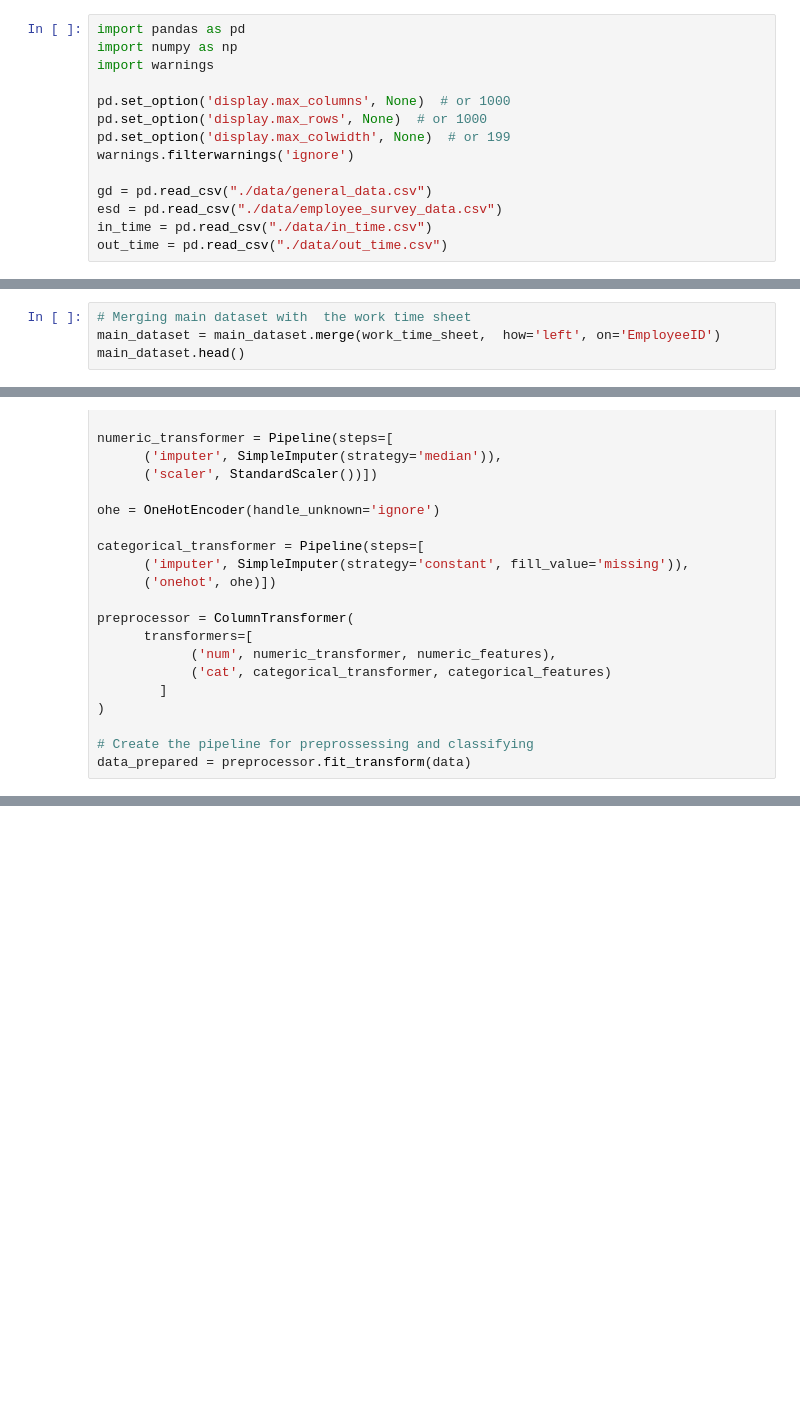
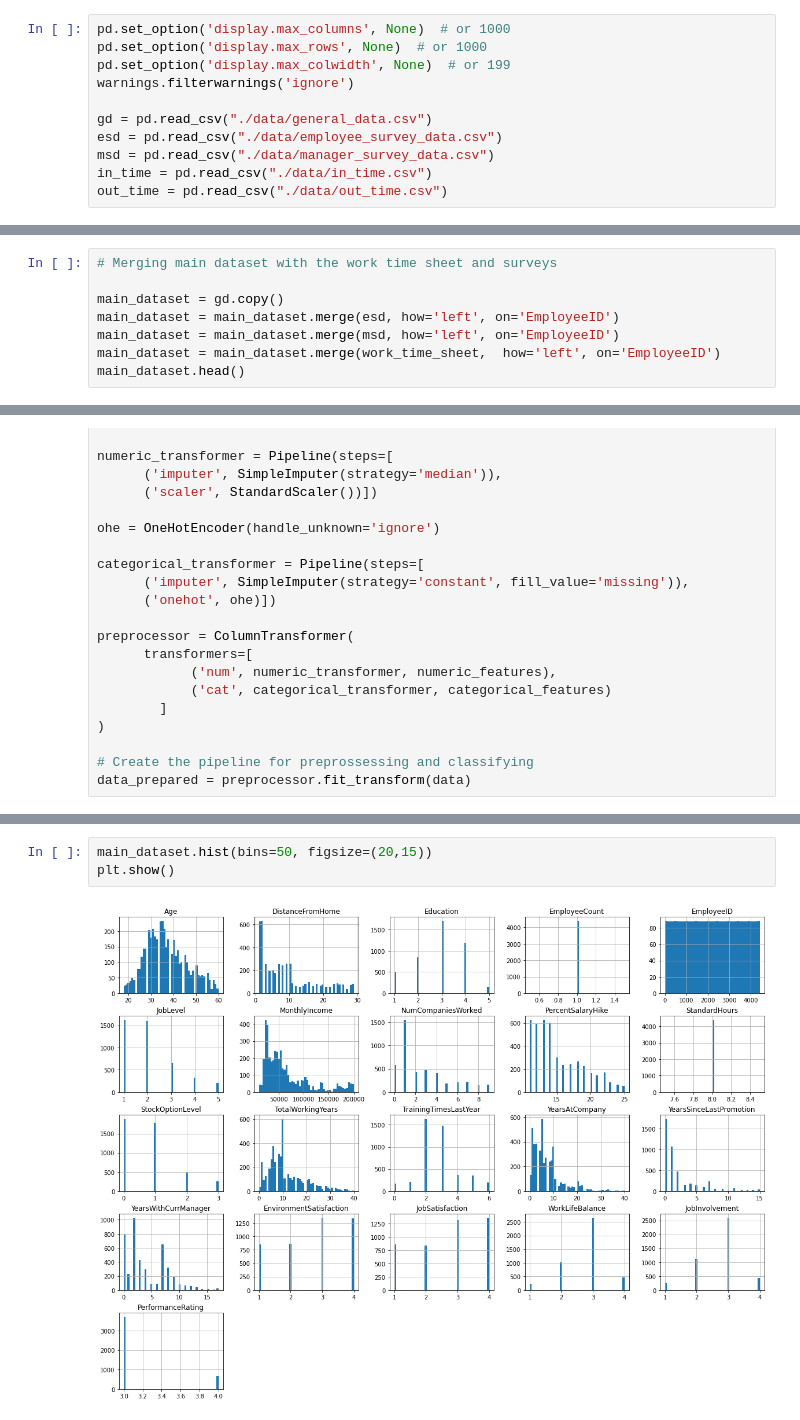
Before and after one commit to Mathieubola/ProjetIA, a Jupyter notebook: Data non-éthique.ipynb.ipynb, the cells around one changed output, grey strips where cells are left out. Cells and saved outputs as stored; diff of their text form; blank space fills up the shorter version.

```diff
--- a/Data non-éthique.ipynb.ipynb
+++ b/Data non-éthique.ipynb.ipynb
@@ -1,8 +40,4 @@
 # %%
-import pandas as pd
-import numpy as np
-import warnings
-
 pd.set_option('display.max_columns', None)  # or 1000
 pd.set_option('display.max_rows', None)  # or 1000
 pd.set_option('display.max_colwidth', None)  # or 199
@@ -10,5 +45,6 @@ warnings.filterwarnings('ignore')
 
 gd = pd.read_csv("./data/general_data.csv")
 esd = pd.read_csv("./data/employee_survey_data.csv")
+msd = pd.read_csv("./data/manager_survey_data.csv")
 in_time = pd.read_csv("./data/in_time.csv")
 out_time = pd.read_csv("./data/out_time.csv")
@@ -51,5 +102,9 @@ dtype: timedelta64[ns]
 # %%
-# Merging main dataset with  the work time sheet
+# Merging main dataset with the work time sheet and surveys
+
+main_dataset = gd.copy()
+main_dataset = main_dataset.merge(esd, how='left', on='EmployeeID')
+main_dataset = main_dataset.merge(msd, how='left', on='EmployeeID')
 main_dataset = main_dataset.merge(work_time_sheet,  how='left', on='EmployeeID')
 main_dataset.head()
 # %% [output]
@@ -104,0 +168,5 @@ cor_att.head()
+# %%
+main_dataset.hist(bins=50, figsize=(20,15))
+plt.show()
+# %% [output]
+[figure, added]
```
Also changed, not shown: parts of 14 cells of this notebook, 1 other file.
